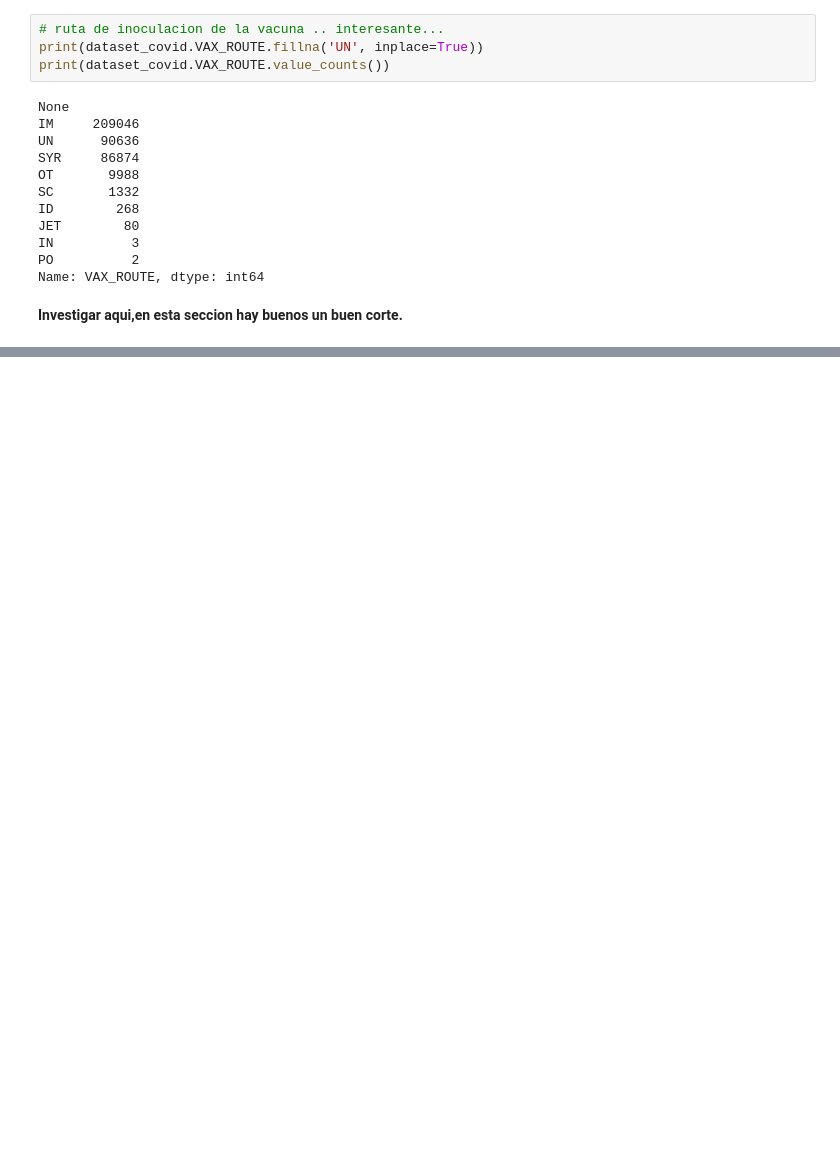
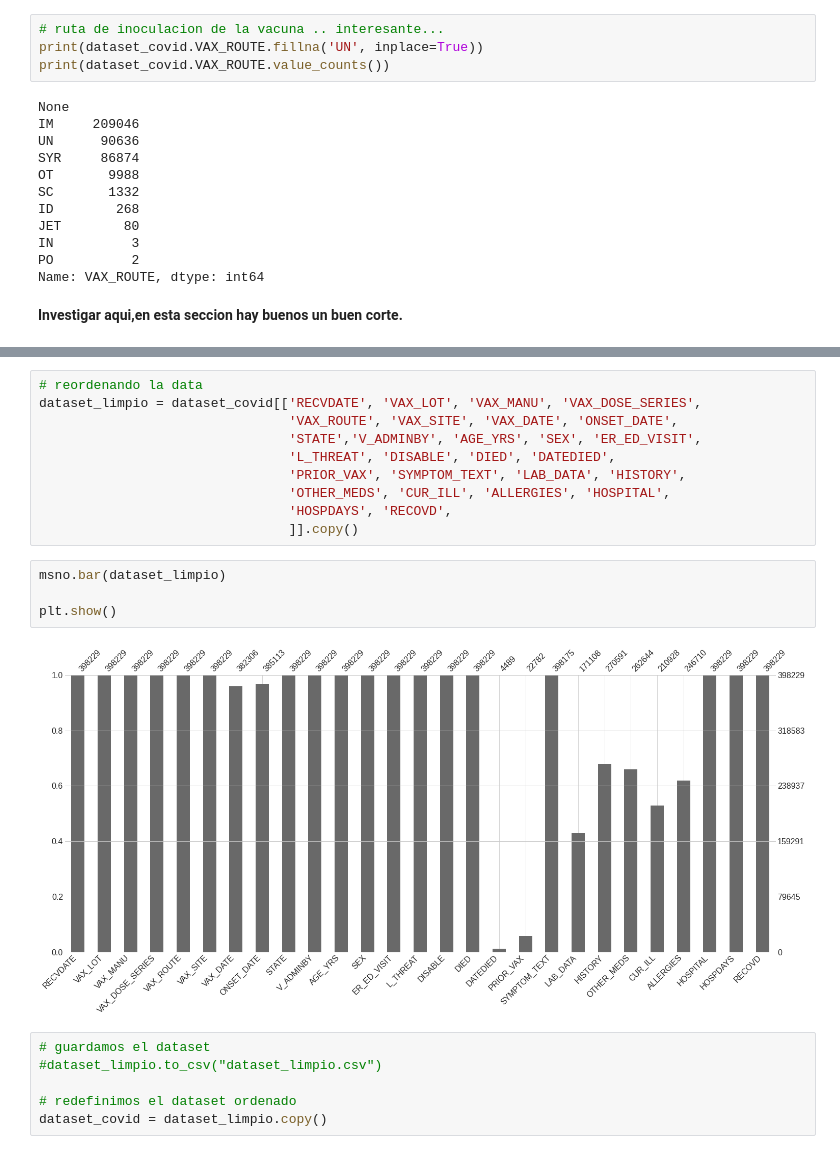
Before and after one commit to yodavo/IAI_vaccines, a Jupyter notebook: data_wrangling/dataWranglingVAERS(David).ipynb, the cells around one changed output, grey strips where cells are left out. Cells and saved outputs as stored; diff of their text form; blank space fills up the shorter version.

Commit message:
Fin de data wrangling

```diff
--- a/data_wrangling/dataWranglingVAERS(David).ipynb
+++ b/data_wrangling/dataWranglingVAERS(David).ipynb
@@ -1154,0 +999,22 @@ for i in revision.columns:
+# %%
+# reordenando la data
+dataset_limpio = dataset_covid[['RECVDATE', 'VAX_LOT', 'VAX_MANU', 'VAX_DOSE_SERIES',
+                                'VAX_ROUTE', 'VAX_SITE', 'VAX_DATE', 'ONSET_DATE',
+                                'STATE','V_ADMINBY', 'AGE_YRS', 'SEX', 'ER_ED_VISIT',
+                                'L_THREAT', 'DISABLE', 'DIED', 'DATEDIED',
+                                'PRIOR_VAX', 'SYMPTOM_TEXT', 'LAB_DATA', 'HISTORY',
+                                'OTHER_MEDS', 'CUR_ILL', 'ALLERGIES', 'HOSPITAL',
+                                'HOSPDAYS', 'RECOVD',
+                                ]].copy()
+# %%
+msno.bar(dataset_limpio)
+
+plt.show()
+# %% [output]
+[figure, added]
+# %%
+# guardamos el dataset
+#dataset_limpio.to_csv("dataset_limpio.csv")
+
+# redefinimos el dataset ordenado
+dataset_covid = dataset_limpio.copy()
```
Also changed, not shown: parts of 45 cells of this notebook.
